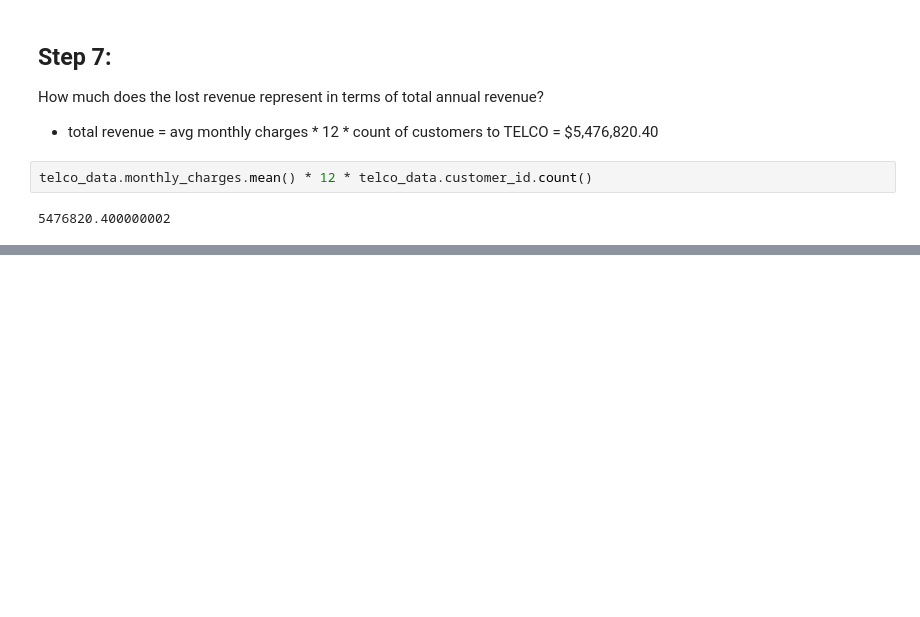
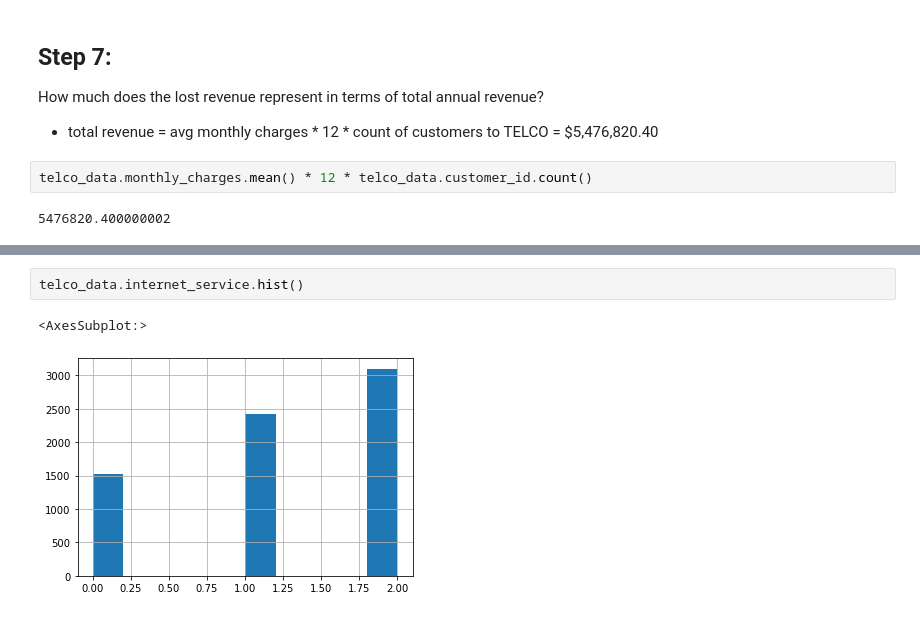
Before and after one commit to fred-lindsey/storytelling_with_data, a Jupyter notebook: TELCO_churn_project_notebook.ipynb, the cells around one changed output, grey strips where cells are left out. Drawn from its saved outputs; the diff is of its cells as text; blank space fills up the shorter version.

Commit message:
TELCO_churn_project_notebook project updates, plus associated notes and spreadsheet

```diff
--- a/TELCO_churn_project_notebook.ipynb
+++ b/TELCO_churn_project_notebook.ipynb
@@ -226,0 +283,5 @@ telco_data.monthly_charges.mean() * 12 * telco_data.customer_id.count()
+# %%
+telco_data.internet_service.hist()
+# %% [output]
+<AxesSubplot:>
+[figure, added]
```
Also changed, not shown: parts of 71 cells of this notebook, 3 other files.
